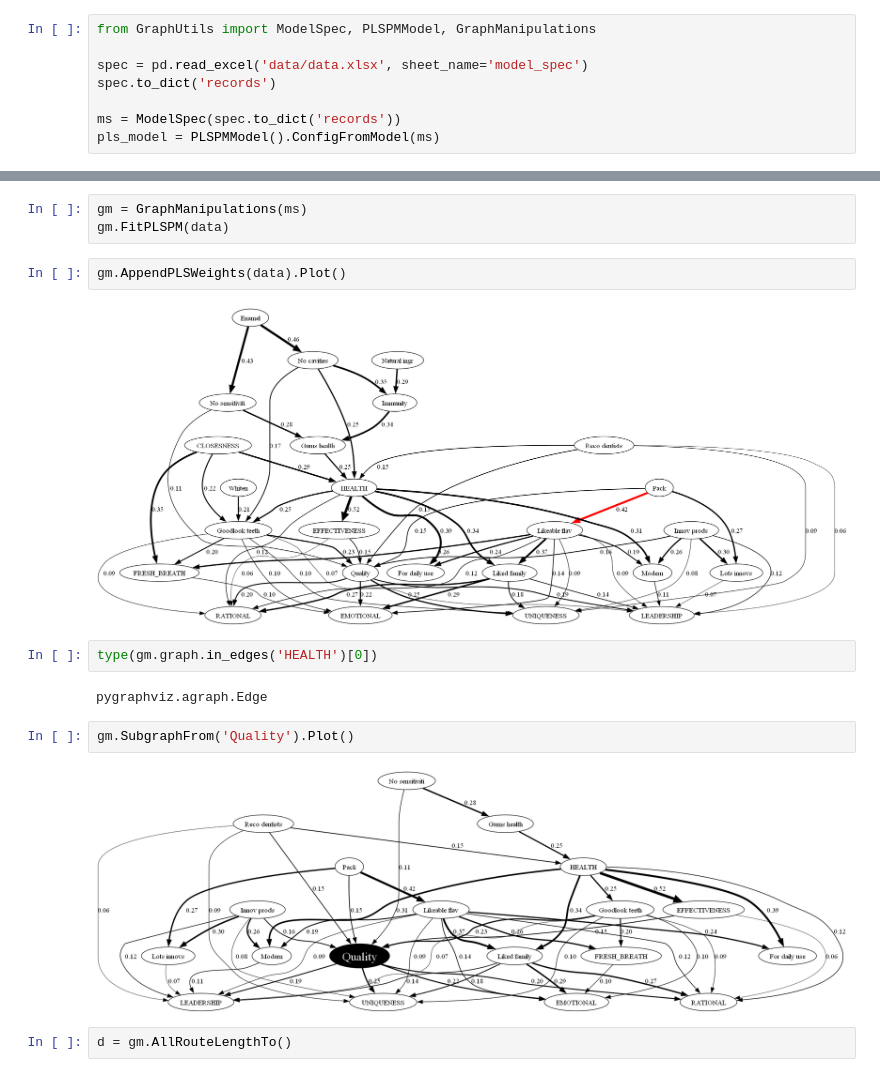
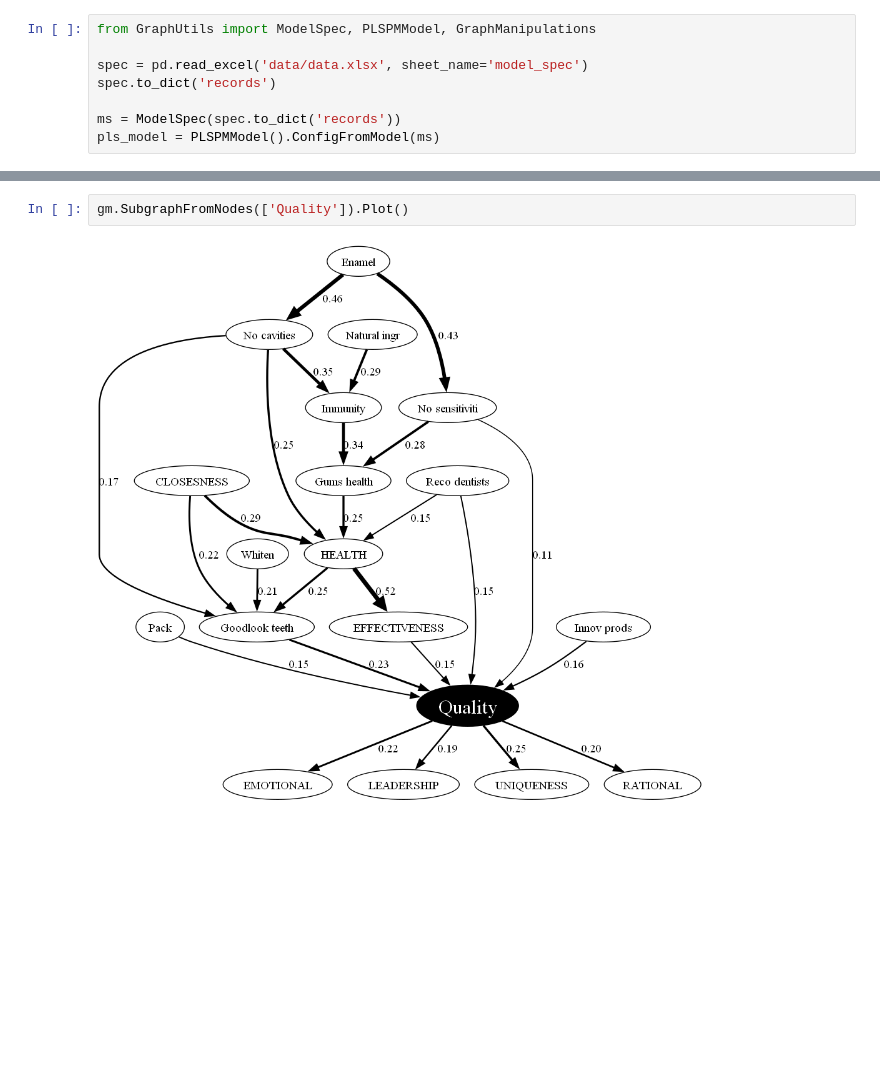
Before and after one commit to woskxmcnvb/BrandImageNetworks, a Jupyter notebook: module_tests.ipynb, the cells around one changed output, grey strips where cells are left out. Drawn from its saved outputs; the diff is of its cells as text; blank space fills up the shorter version.

Commit message:
Importance + subgraphs plots

```diff
--- a/module_tests.ipynb
+++ b/module_tests.ipynb
@@ -162,18 +168,5 @@ pls_model.GetPathCoefs()
-# %%
-gm = GraphManipulations(ms)
-gm.FitPLSPM(data)
-# %%
-gm.AppendPLSWeights(data).Plot()
-# %% [output]
-[figure, removed]
-# %%
-type(gm.graph.in_edges('HEALTH')[0])
-# %% [output]
-pygraphviz.agraph.Edge
-# %%
-gm.SubgraphFrom('Quality').Plot()
-# %% [output]
-[figure, removed]
-# %%
-d = gm.AllRouteLengthTo()
+# %%
+gm.SubgraphFromNodes(['Quality']).Plot()
+# %% [output]
+[figure, added]
 # %%
```
Also changed, not shown: parts of 3 cells of this notebook, 2 other files.
